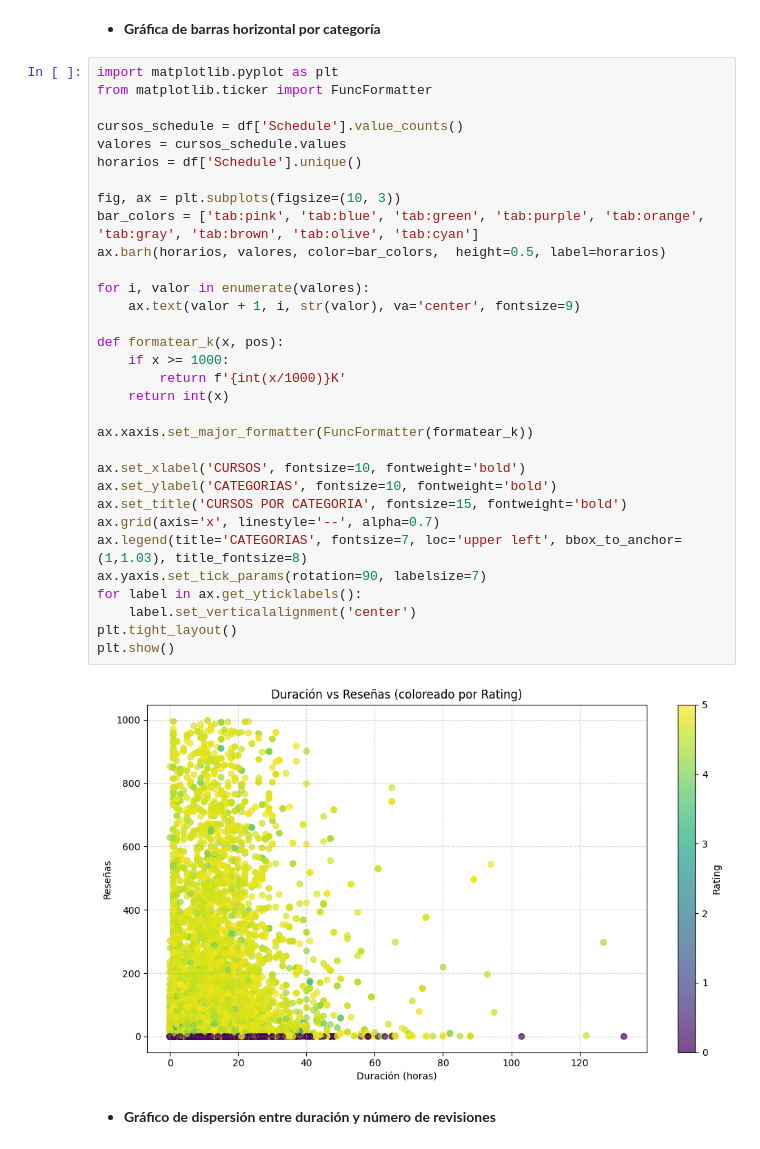
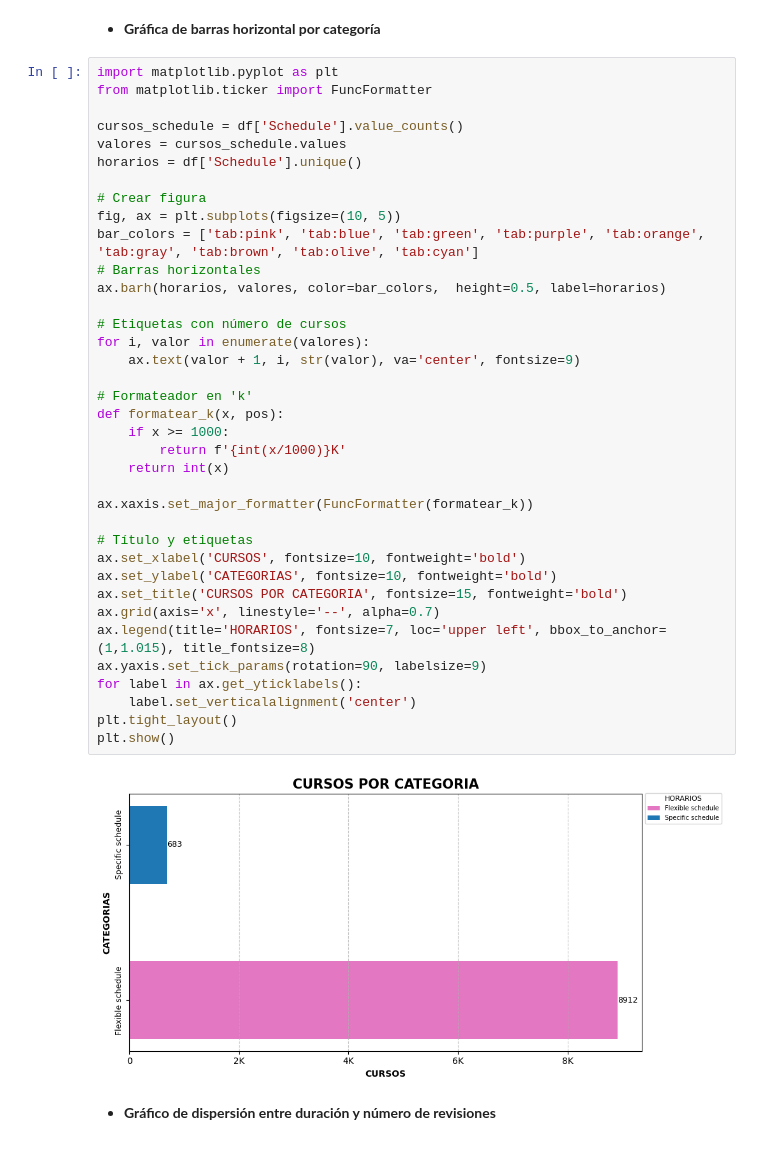
Before and after one commit to MelyzaRC/SS2_1S2025_201314821, a Jupyter notebook: Practica2/practica2.ipynb, the cells around one changed output. Drawn from its saved outputs; the diff is of its cells as text.

Commit message:
visualización 4

```diff
--- a/Practica2/practica2.ipynb
+++ b/Practica2/practica2.ipynb
@@ -115,37 +159,42 @@ plt.show()
 # %%
 import matplotlib.pyplot as plt
 from matplotlib.ticker import FuncFormatter
 
 cursos_schedule = df['Schedule'].value_counts()
 valores = cursos_schedule.values
 horarios = df['Schedule'].unique()
 
-fig, ax = plt.subplots(figsize=(10, 3))
+# Crear figura
+fig, ax = plt.subplots(figsize=(10, 5))
 bar_colors = ['tab:pink', 'tab:blue', 'tab:green', 'tab:purple', 'tab:orange', 'tab:gray', 'tab:brown', 'tab:olive', 'tab:cyan']
+# Barras horizontales
 ax.barh(horarios, valores, color=bar_colors,  height=0.5, label=horarios)
 
+# Etiquetas con número de cursos
 for i, valor in enumerate(valores):
     ax.text(valor + 1, i, str(valor), va='center', fontsize=9)
 
+# Formateador en 'k'
 def formatear_k(x, pos):
     if x >= 1000:
         return f'{int(x/1000)}K'
     return int(x)
 
 ax.xaxis.set_major_formatter(FuncFormatter(formatear_k))
 
+# Título y etiquetas
 ax.set_xlabel('CURSOS', fontsize=10, fontweight='bold')
 ax.set_ylabel('CATEGORIAS', fontsize=10, fontweight='bold')
 ax.set_title('CURSOS POR CATEGORIA', fontsize=15, fontweight='bold')
 ax.grid(axis='x', linestyle='--', alpha=0.7)
-ax.legend(title='CATEGORIAS', fontsize=7, loc='upper left', bbox_to_anchor=(1,1.03), title_fontsize=8)
-ax.yaxis.set_tick_params(rotation=90, labelsize=7)
+ax.legend(title='HORARIOS', fontsize=7, loc='upper left', bbox_to_anchor=(1,1.015), title_fontsize=8)
+ax.yaxis.set_tick_params(rotation=90, labelsize=9)
 for label in ax.get_yticklabels():
     label.set_verticalalignment('center')
 plt.tight_layout()
 plt.show()
 # %% [output]
-[figure, old version]
+[figure, new version]
 # %% [markdown]
 - **Gráfico de dispersión entre duración y número de revisiones**
 # %%
```
Also changed, not shown: parts of 4 cells of this notebook.
